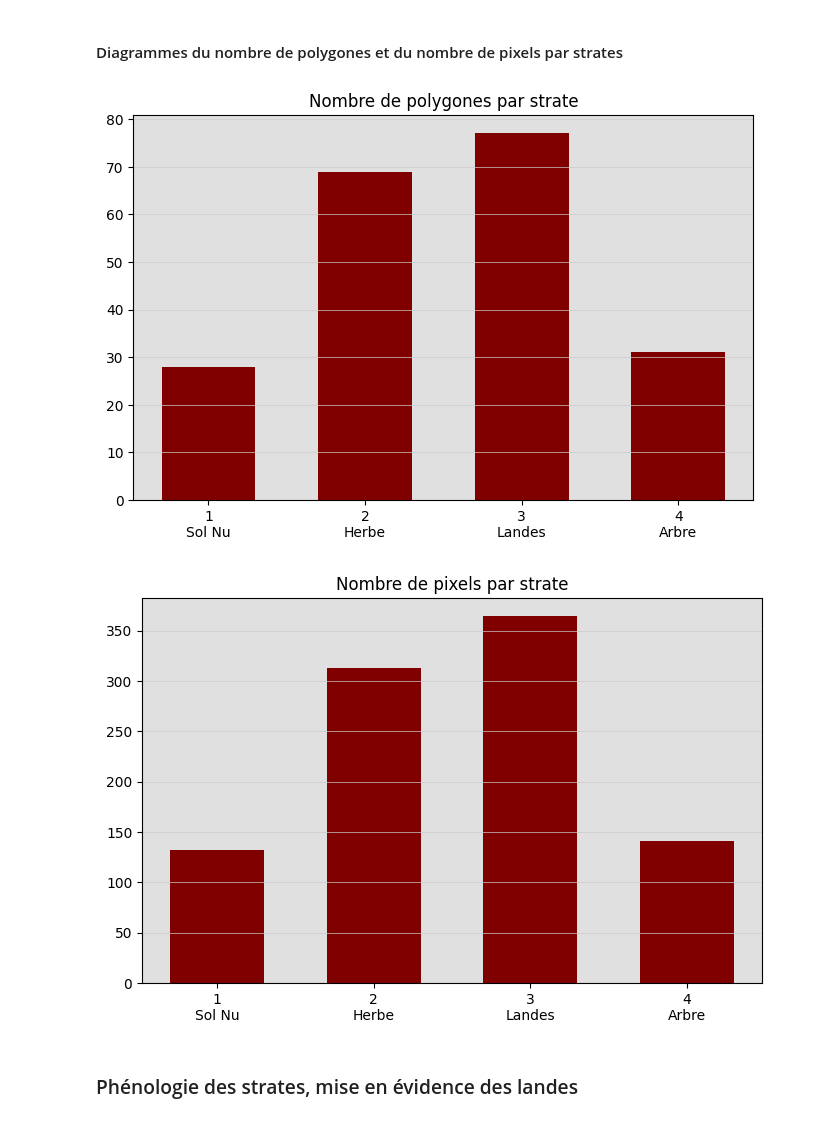
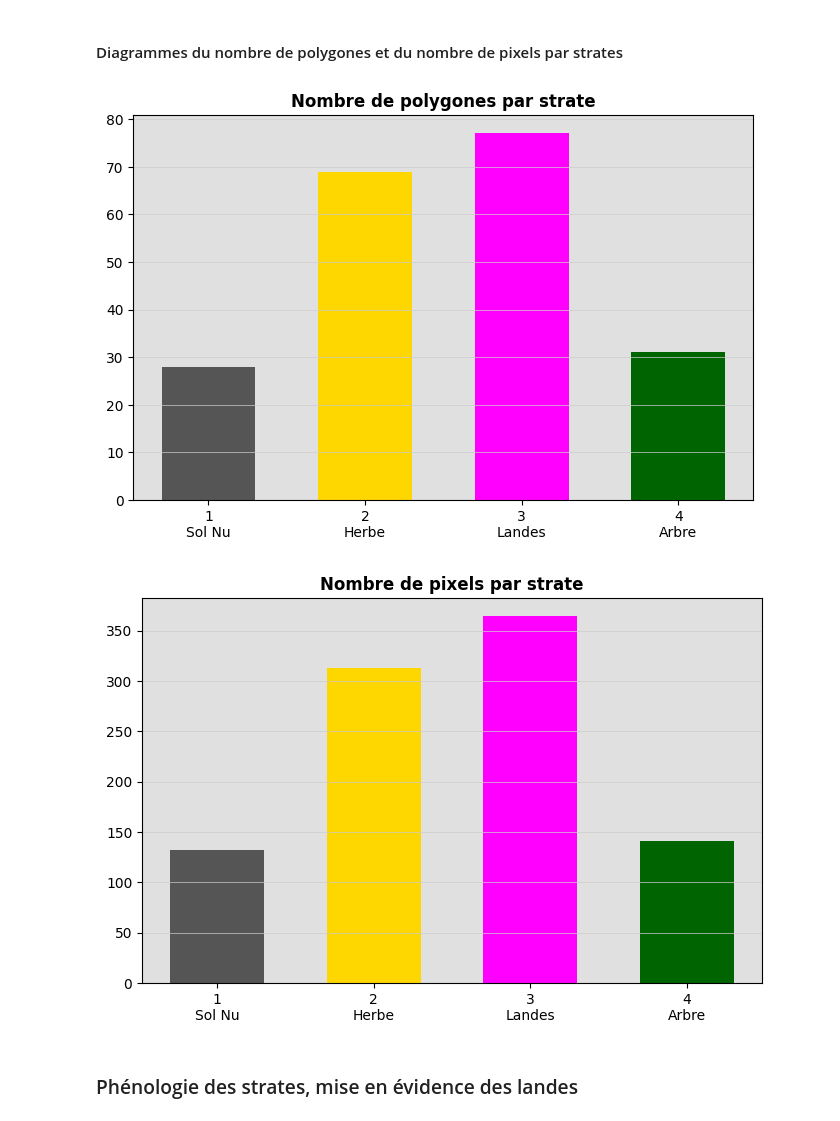
Before and after one commit to Shona2402/projet_telea_TUIL_SHONA, a Jupyter notebook: projet_telea_TUIL_SHONA.ipynb, the cells around one changed output. Saved outputs shown, nothing was run; the diff lists cells and outputs as text; code cells hidden in the pictures.

```diff
--- a/projet_telea_TUIL_SHONA.ipynb
+++ b/projet_telea_TUIL_SHONA.ipynb
@@ -101,30 +101,3 @@ df_pixels = pd.DataFrame({
 })
 # %% [markdown]
 #### Diagrammes du nombre de polygones et du nombre de pixels par strates
-# %%
-bar_width, facecolor_bg, bar_color = 0.6, "#e0e0e0", "#800000"
-grid_color, grid_width = "#cccccc", 0.5
-
-# Nb Polygones
-fig, ax = plt.subplots(figsize=(8,5))
-ax.set_facecolor(facecolor_bg)
-ax.yaxis.grid(True, color=grid_color, linewidth=grid_width)
-ax.bar(df_poly["strate"], df_poly["nb_polygones"], color=bar_color, width=bar_width)
-ax.set_title("Nombre de polygones par strate")
-ax.set_xticks(df_poly["strate"])
-ax.set_xticklabels([f"{i}\n{descr_strates[i]}" for i in df_poly["strate"]])
-plt.savefig(os.path.join(FIG_DIR, "diag_baton_nb_poly_by_class.png"))
-
-# Nb Pixels
-fig, ax = plt.subplots(figsize=(8,5))
-ax.set_facecolor(facecolor_bg)
-ax.yaxis.grid(True, color=grid_color, linewidth=grid_width)
-ax.bar(df_pixels["strate"], df_pixels["nb_pixels"], color=bar_color, width=bar_width)
-ax.set_title("Nombre de pixels par strate")
-ax.set_xticks(df_pixels["strate"])
-ax.set_xticklabels([f"{i}\n{descr_strates[i]}" for i in df_pixels["strate"]])
-plt.savefig(os.path.join(FIG_DIR, "diag_baton_nb_pix_by_class.png"))
-plt.show()
-# %% [output]
-[figure, removed]
-[figure, removed]
@@ -131,3 +112,34 @@ plt.show()
+# %%
+# --- Nb Polygones ---
+fig, ax = plt.subplots(figsize=(8,5))
+ax.set_facecolor(facecolor_bg)
+ax.yaxis.grid(True, color=grid_color, linewidth=grid_width)
+
+# On passe la liste de couleurs à l'argument 'color'
+ax.bar(df_poly["strate"], df_poly["nb_polygones"], color=palette_couleurs, width=bar_width)
+
+ax.set_title("Nombre de polygones par strate", fontweight='bold')
+ax.set_xticks(df_poly["strate"])
+ax.set_xticklabels([f"{i}\n{descr_strates[i]}" for i in df_poly["strate"]])
+plt.savefig(os.path.join(FIG_DIR, "diag_baton_nb_poly_by_class.png"))
+
+# --- Nb Pixels ---
+fig, ax = plt.subplots(figsize=(8,5))
+ax.set_facecolor(facecolor_bg)
+ax.yaxis.grid(True, color=grid_color, linewidth=grid_width)
+
+# Application de la même palette pour les pixels
+ax.bar(df_pixels["strate"], df_pixels["nb_pixels"], color=palette_couleurs, width=bar_width)
+
+ax.set_title("Nombre de pixels par strate", fontweight='bold')
+ax.set_xticks(df_pixels["strate"])
+ax.set_xticklabels([f"{i}\n{descr_strates[i]}" for i in df_pixels["strate"]])
+plt.savefig(os.path.join(FIG_DIR, "diag_baton_nb_pix_by_class.png"))
+
+plt.show()
+# %% [output]
+[figure, added]
+[figure, added]
 # %% [markdown]
 ### Phénologie des strates, mise en évidence des landes
 # %%
```
Also changed, not shown: parts of 6 cells of this notebook.
